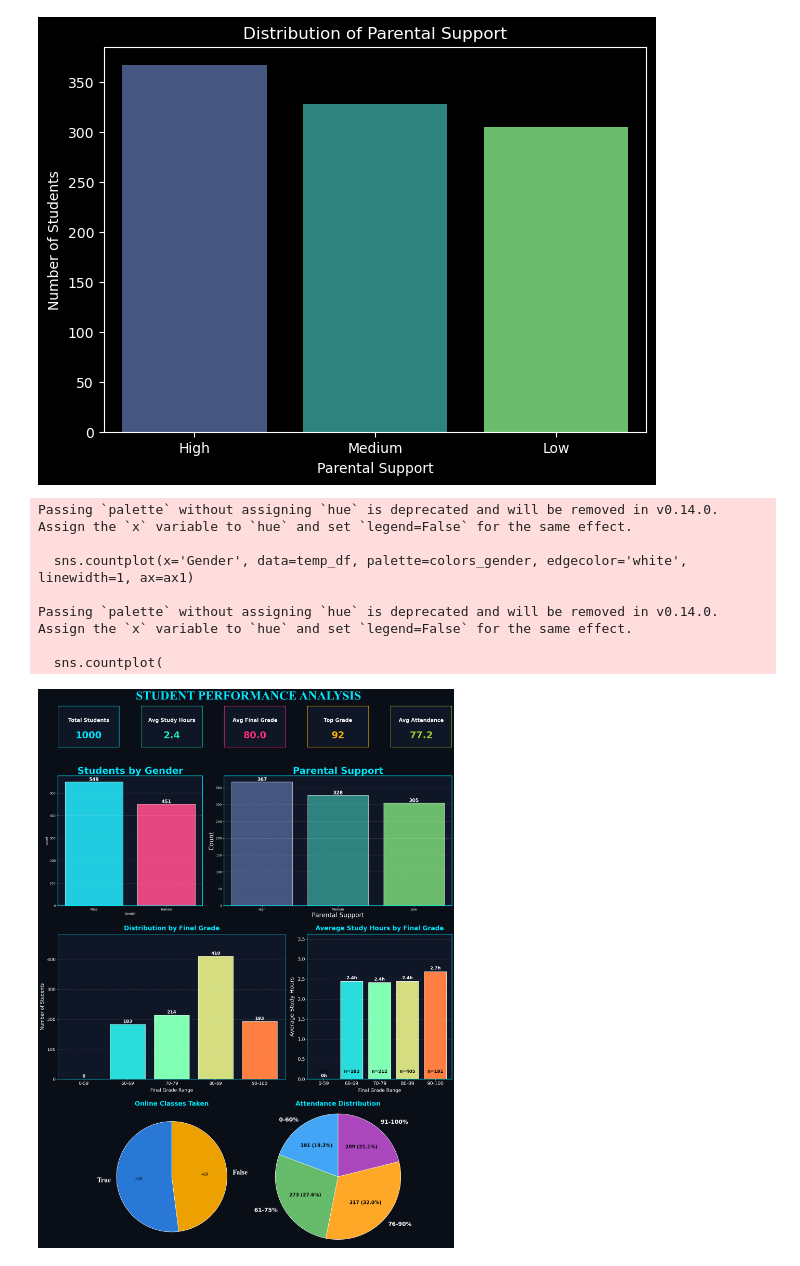
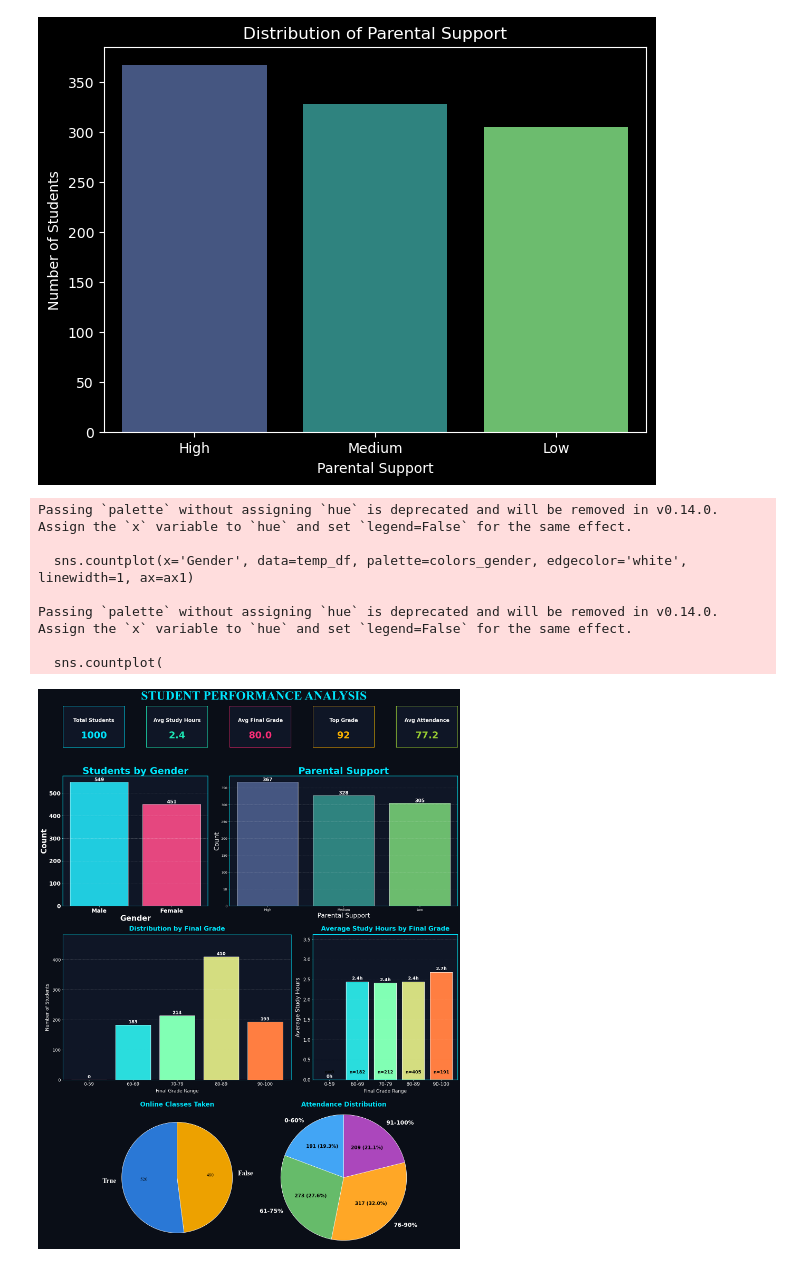
Before and after one commit to rohitsinghsomvanshi/Project, a Jupyter notebook: Proj2/student_performance.ipynb, the cells around one changed output. Drawn from its saved outputs; the diff is of its cells as text; code cells hidden in the pictures.

```diff
--- a/Proj2/student_performance.ipynb
+++ b/Proj2/student_performance.ipynb
@@ -260,6 +260,19 @@ ax1.grid(axis='y', linestyle='--', alpha=0.3)
 for spine in ax1.spines.values():
     spine.set_edgecolor('#00e5ff')
     spine.set_linewidth(1.5)
+
+ax1.set_xlabel("Gender", fontsize=24, fontweight='bold', color='white')
+ax1.set_ylabel("Count", fontsize=24, fontweight='bold', color='white')
+
+for label in ax1.get_xticklabels():
+    label.set_fontsize(18)
+    label.set_fontweight('bold')
+    label.set_color('white')
+
+for label in ax1.get_yticklabels():
+    label.set_fontsize(18)
+    label.set_fontweight('bold')
+    label.set_color('white')
 
 # ---------- Parental Support Countplot ----------
 ax_parent = fig.add_subplot(gs[1, 2:5])
@@ -436,31 +449,31 @@ wedges, texts, autotexts = ax_att.pie(
     startangle=90,
     wedgeprops={'edgecolor': 'white', 'linewidth': 1.2},
 
 )
 # Bahar ke labels -> White
 for text in texts:
     text.set_color('white')
     text.set_fontsize(18)
     text.set_weight('bold')
 
 # Andar ki values -> Black
 for autotext in autotexts:
     autotext.set_color('black')
     autotext.set_fontsize(15)
     autotext.set_weight('bold')
 
 ax_att.set_title('Attendance Distribution', fontsize=20, fontweight='bold', color='#00e5ff')
 ax_att.axis('equal')
 ax_att.set_facecolor('#0f1626')
 
 fig.subplots_adjust(left=0.055, right=0.975, top=0.91, bottom=0.055, hspace=0.55, wspace=0.35)
 plt.show()
 # %% [output]
 Passing `palette` without assigning `hue` is deprecated and will be removed in v0.14.0. Assign the `x` variable to `hue` and set `legend=False` for the same effect.
 
   sns.countplot(x='Gender', data=temp_df, palette=colors_gender, edgecolor='white', linewidth=1, ax=ax1)
 
 Passing `palette` without assigning `hue` is deprecated and will be removed in v0.14.0. Assign the `x` variable to `hue` and set `legend=False` for the same effect.
 
   sns.countplot(
-[figure, old version]
+[figure, new version]
```
Also changed, not shown: 1 other file.
